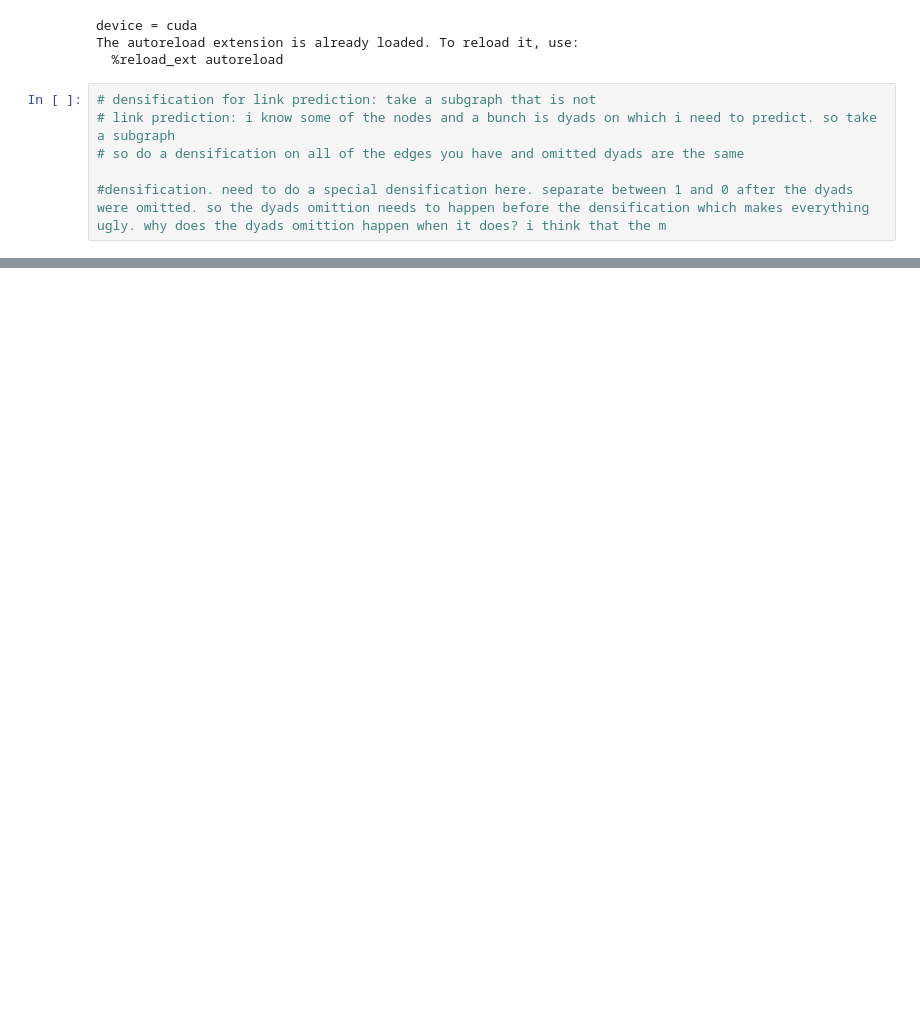
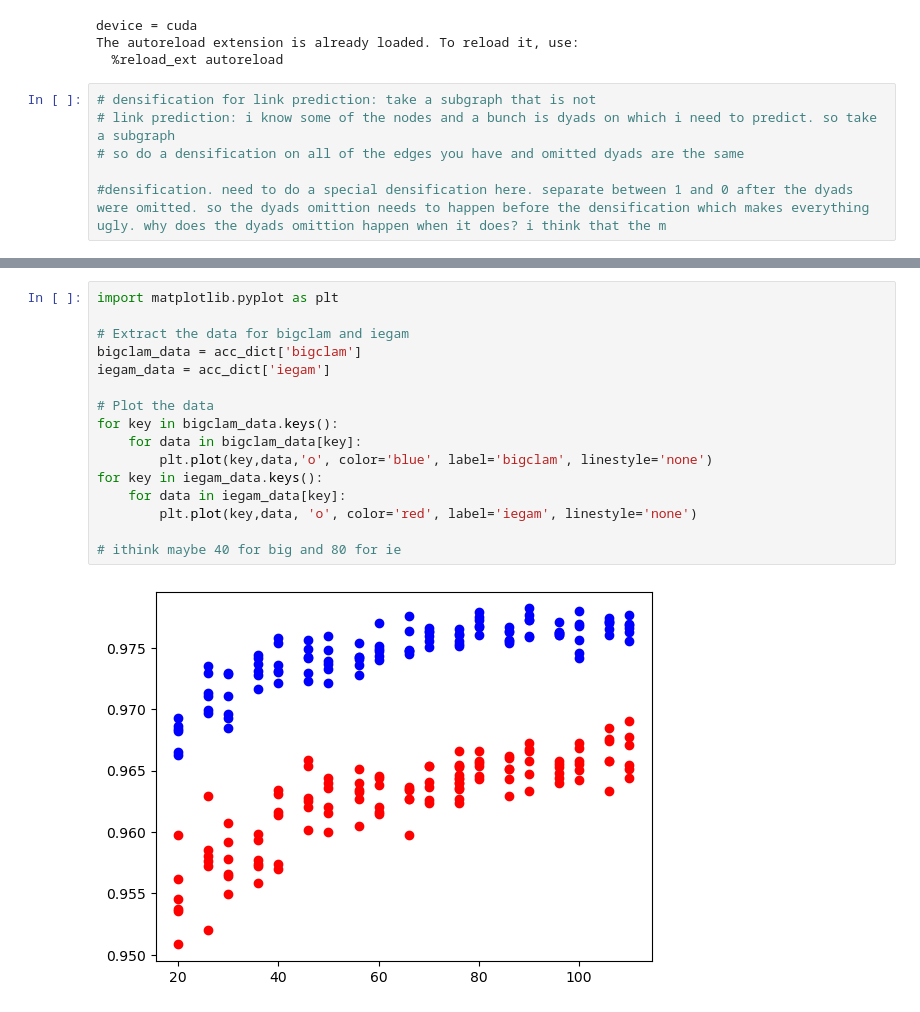
Before and after one commit to JuanCervino/PieClamNonSym, a Jupyter notebook: experiments/link_prediction.ipynb, the cells around one changed output, grey strips where cells are left out. Drawn from its saved outputs; the diff is of its cells as text; blank space fills up the shorter version.

```diff
--- a/experiments/link_prediction.ipynb
+++ b/experiments/link_prediction.ipynb
@@ -123,0 +478,18 @@ acc_test['auc'][-1]
+# %%
+import matplotlib.pyplot as plt
+
+# Extract the data for bigclam and iegam
+bigclam_data = acc_dict['bigclam']
+iegam_data = acc_dict['iegam']
+
+# Plot the data
+for key in bigclam_data.keys():
+    for data in bigclam_data[key]:
+        plt.plot(key,data,'o', color='blue', label='bigclam', linestyle='none')
+for key in iegam_data.keys():
+    for data in iegam_data[key]:
+        plt.plot(key,data, 'o', color='red', label='iegam', linestyle='none')
+
+# ithink maybe 40 for big and 80 for ie
+# %% [output]
+[figure, added]
```
Also changed, not shown: parts of 12 cells of this notebook, 5 other files.
